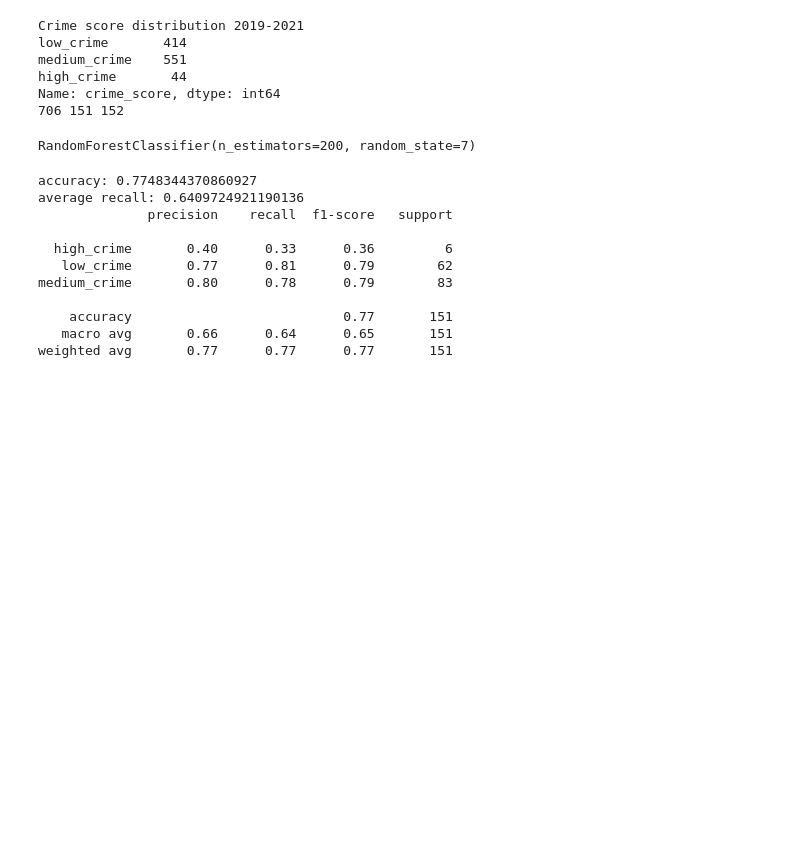
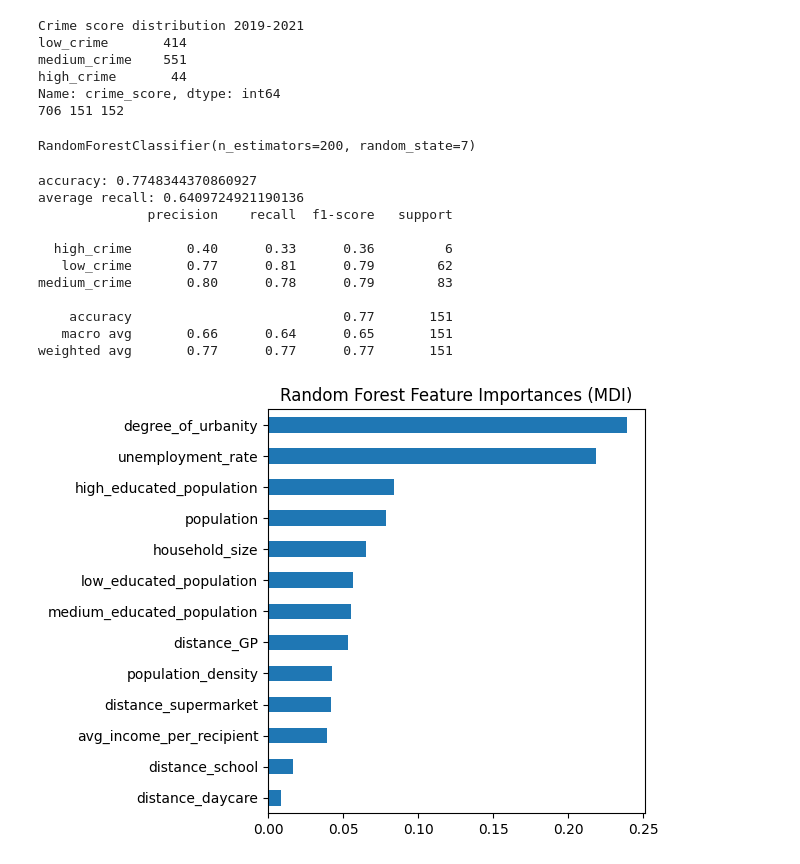
Before and after one commit to PMahhov/DSS-Dashboard, a Jupyter notebook: notebook/predictive_data_processing.ipynb, the cells around one changed output. Saved outputs shown, nothing was run; the diff lists cells and outputs as text; code cells hidden in the pictures; blank space fills up the shorter version.

```diff
--- a/notebook/predictive_data_processing.ipynb
+++ b/notebook/predictive_data_processing.ipynb
@@ -190,7 +190,7 @@ def clean_crime_data_func(crime_df, current_municipalities):
 
   return crime_df
 # %%
-years = range(2012, 2024)
+years = range(2013, 2024)
 merged_demo_data, merged_crime_data = merge_data(years)
 # %%
 clean_demo_data, municipality_names_df = clean_demo_data_func(merged_demo_data, municipality_ids)
@@ -455,6 +455,8 @@ groups = pop_df.groupby('municipality_id')
 
 first_loop = True
 
+feature_names = list(pop_df)[1:-2]
+feature_names.append(list(pop_df)[-1])
 
 for municipality_id, group_data in groups:
   # print(municipality_id,"calculating")
@@ -462,7 +464,7 @@ for municipality_id, group_data in groups:
   row_coefs = [municipality_id]
 
   # print("list pop df:",list(pop_df)[1:])
-  for dem_item in list(pop_df)[1:-1]:
+  for dem_item in feature_names:
     # print(municipality_id, dem_item)
 
     X = group_data['year'].values.reshape(-1,1)
@@ -772,3 +774,13 @@ medium_crime       0.80      0.78      0.79        83
     accuracy                           0.77       151
    macro avg       0.66      0.64      0.65       151
 weighted avg       0.77      0.77      0.77       151
+# %%
+mdi_importances = pd.Series(
+    rf_classifier[-1].feature_importances_, index=feature_names
+).sort_values(ascending=True)
+
+ax = mdi_importances.plot.barh()
+ax.set_title("Random Forest Feature Importances (MDI)")
+ax.figure.tight_layout()
+# %% [output]
+[figure, added]
```
Also changed, not shown: parts of 6 cells of this notebook.
